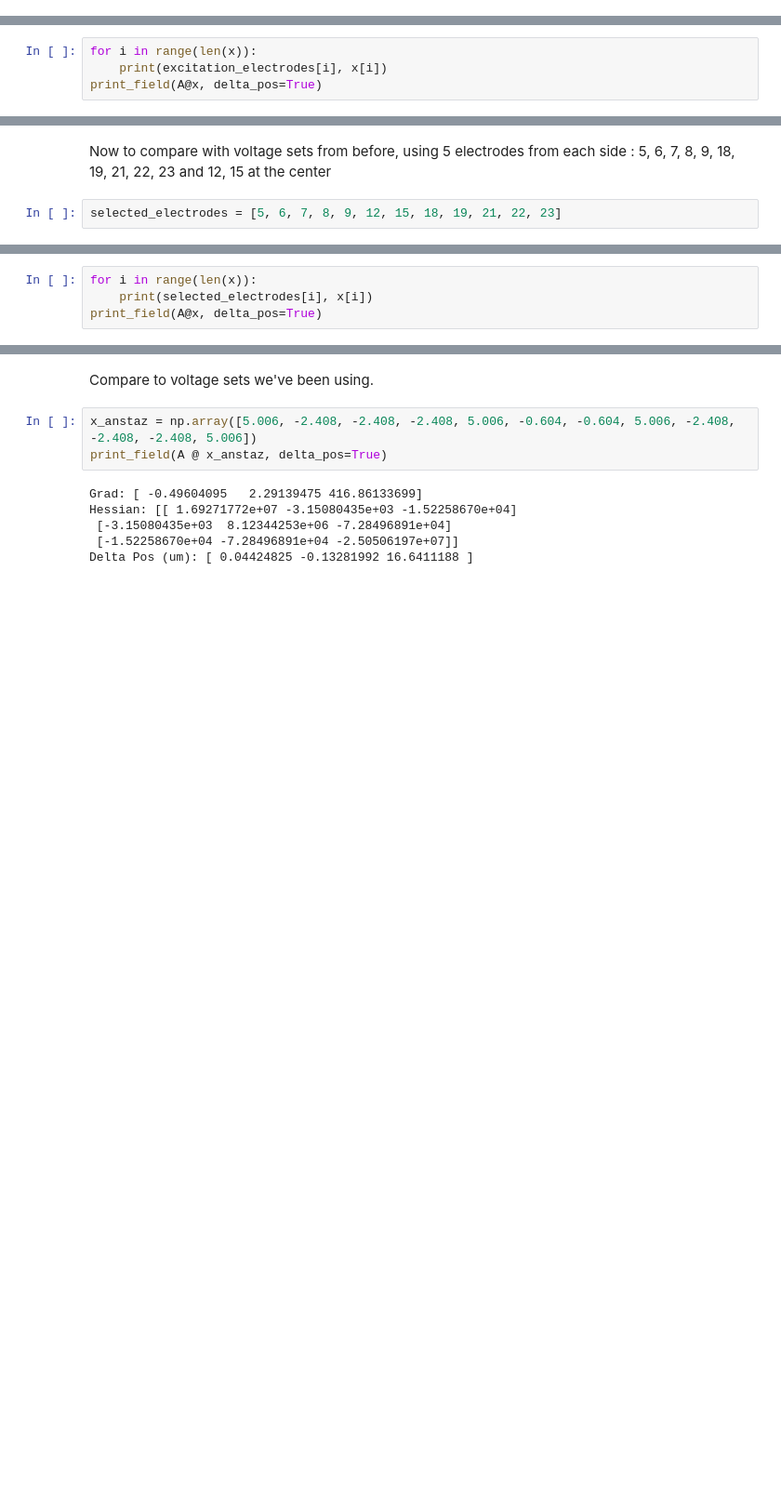
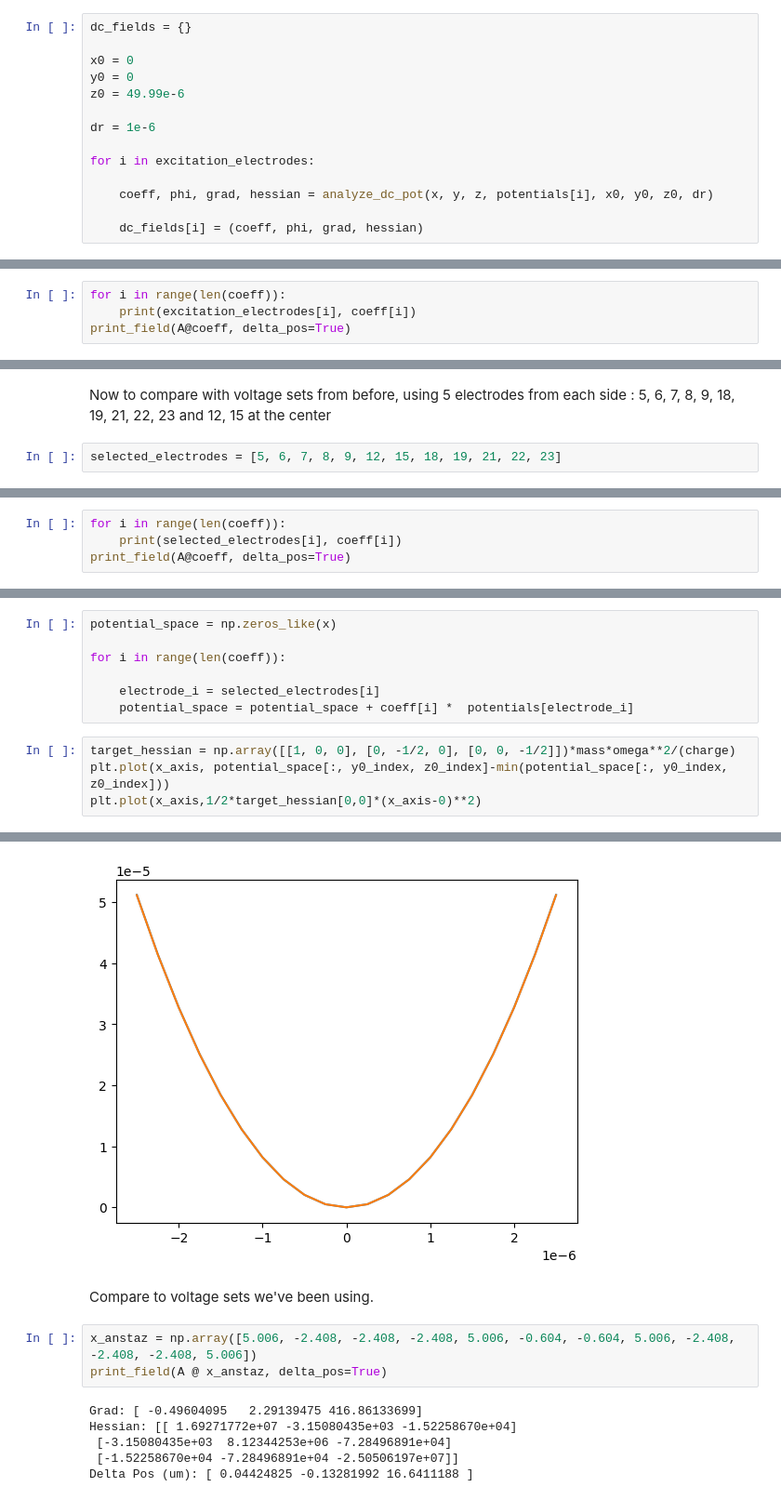
Before and after one commit to PQEGroup/trap_sim_nullspace, a Jupyter notebook: lionix_gate/output_file/dc/dc_analysis.ipynb, the cells around one changed output, grey strips where cells are left out. Shown at 93% size. Cells and saved outputs as stored; diff of their text form; blank space fills up the shorter version.

Commit message:
finalize field process for transport calc

```diff
--- a/lionix_gate/output_file/dc/dc_analysis.ipynb
+++ b/lionix_gate/output_file/dc/dc_analysis.ipynb
@@ -107,6 +107,20 @@ for i in excitation_electrodes:
     coeff, phi, grad, hessian = analyze_dc_pot(X_abs, Y_abs, Z_abs, potential, x0, y0, z0)
 
     dc_fields[i] = (coeff, phi, grad, hessian)
+# %%
+dc_fields = {}
+
+x0 = 0
+y0 = 0
+z0 = 49.99e-6
+
+dr = 1e-6
+
+for i in excitation_electrodes:
+
+    coeff, phi, grad, hessian = analyze_dc_pot(x, y, z, potentials[i], x0, y0, z0, dr)
+
+    dc_fields[i] = (coeff, phi, grad, hessian)
 # %% [markdown]
 To achieve axial trapping of ion at x0, y0, and z0 with $\omega_0 = 2 \pi\times1$ MHz, we would have grad = [0, 0, 0], hessian = $\alpha$ [[1, 0, 0], [0, -1/2, 0], [0, 0, -1/2]], with $\alpha = \frac{m \omega_0^2}{q}$
 # %%
@@ -120,5 +134,5 @@ x, *_ = np.linalg.lstsq(A, b, rcond=None)
 # %%
-for i in range(len(x)):
-    print(excitation_electrodes[i], x[i])
-print_field(A@x, delta_pos=True)
+for i in range(len(coeff)):
+    print(excitation_electrodes[i], coeff[i])
+print_field(A@coeff, delta_pos=True)
 # %% [output]
@@ -150,5 +164,5 @@ x, *_ = np.linalg.lstsq(A, b, rcond=1e-10)
 # %%
-for i in range(len(x)):
-    print(selected_electrodes[i], x[i])
-print_field(A@x, delta_pos=True)
+for i in range(len(coeff)):
+    print(selected_electrodes[i], coeff[i])
+print_field(A@coeff, delta_pos=True)
 # %% [output]
@@ -171,0 +186,12 @@ Delta Pos (um): [-7.00232331e-12 -3.06747350e-11 -1.13282672e-10]
+# %%
+potential_space = np.zeros_like(x)
+
+for i in range(len(coeff)):
+
+    electrode_i = selected_electrodes[i]
+    potential_space = potential_space + coeff[i] *  potentials[electrode_i]
+# %%
+target_hessian = np.array([[1, 0, 0], [0, -1/2, 0], [0, 0, -1/2]])*mass*omega**2/(charge)
+plt.plot(x_axis, potential_space[:, y0_index, z0_index]-min(potential_space[:, y0_index, z0_index]))
+plt.plot(x_axis,1/2*target_hessian[0,0]*(x_axis-0)**2)
+# %% [output]
@@ -172,3 +199,4 @@ Delta Pos (um): [-7.00232331e-12 -3.06747350e-11 -1.13282672e-10]
+[figure, added]
 # %% [markdown]
 Compare to voltage sets we've been using.
 # %%
```
Also changed, not shown: parts of 10 cells of this notebook, 3 other files.
